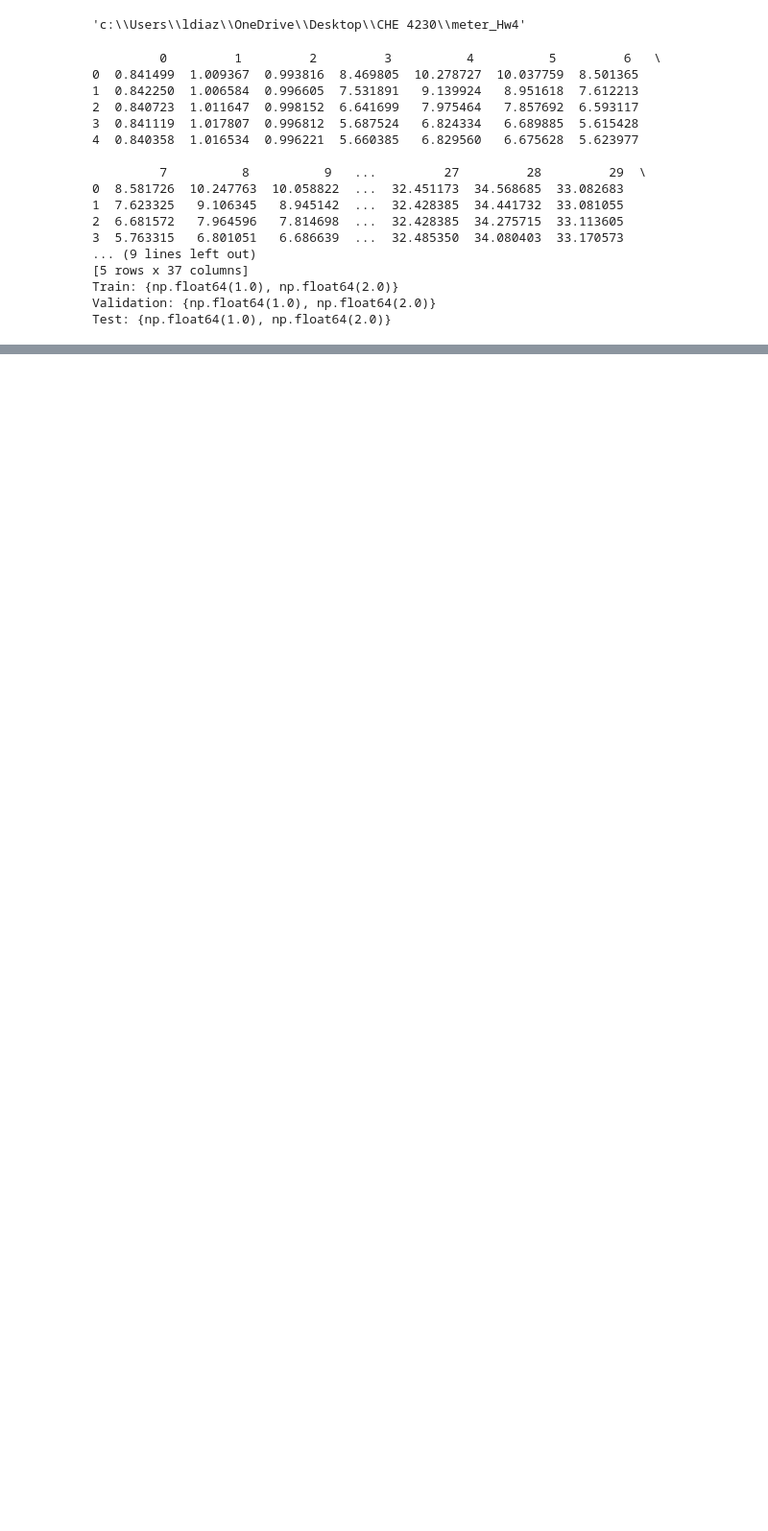
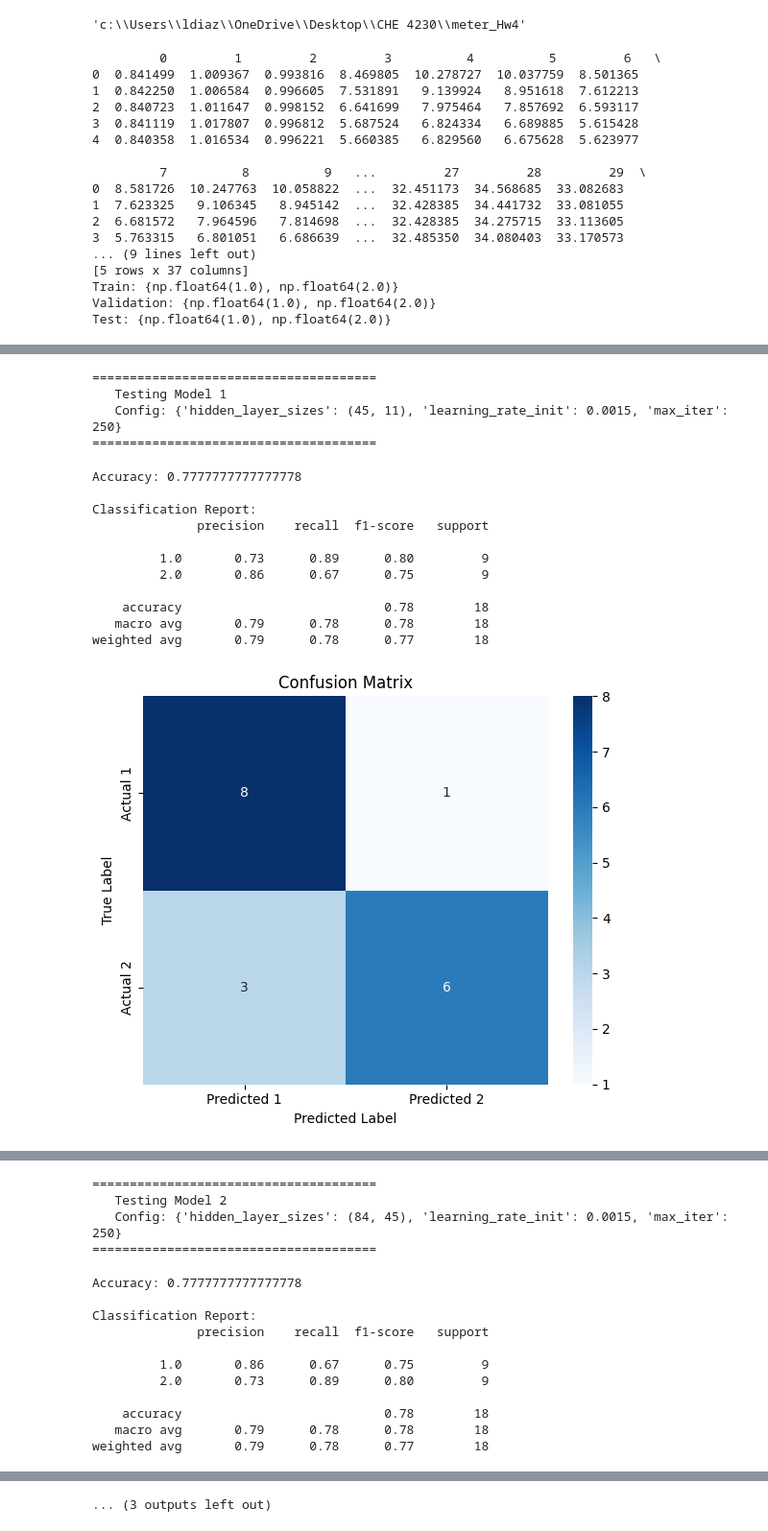
Before and after one commit to ldiaz225/meter_Hw4, a Jupyter notebook: notebooks/MLPClassifier Further Analysis.ipynb, the cells around one changed output, grey strips where cells are left out. Shown at 96% size. Drawn from its saved outputs; the diff is of its cells as text; code cells hidden in the pictures; blank space fills up the shorter version.

Commit message:
Analysis of MLPClassifier iterations

```diff
--- a/notebooks/MLPClassifier Further Analysis.ipynb
+++ b/notebooks/MLPClassifier Further Analysis.ipynb
@@ -49 +51,65 @@ print(dir(pre_viz))
 ['X', 'X_scaled', '__class__', '__delattr__', '__dict__', '__dir__', '__doc__', '__eq__', '__format__', '__ge__', '__getattribute__', '__getstate__', '__gt__', '__hash__', '__init__', '__init_subclass ...
+# %%
+from src.mlpclassifier_test import MLPClassificationModel
+from src.mlpclassifier_visualization import ConfusionMatrixVisualizer   # adjust if needed
+
+# Extract data
+X_train_scaled = data["X_train_scaled"]
+y_train = data["y_train"]
+
+X_test_scaled = data["X_test_scaled"]
+y_test = data["y_test"]
+
+# ---------------------------------------------------------
+# Define 4 hyperparameter combinations to test
+# ---------------------------------------------------------
+configs = [
+    {"hidden_layer_sizes": (45, 11), "learning_rate_init": 0.0015, "max_iter": 250},
+    {"hidden_layer_sizes": (84, 45), "learning_rate_init": 0.0015, "max_iter": 250},
+    {"hidden_layer_sizes": (84, 45), "learning_rate_init": 0.0007, "max_iter": 430},
+    {"hidden_layer_sizes": (128, 84), "learning_rate_init": 0.0015, "max_iter": 250},
+]
+
+# ---------------------------------------------------------
+# Loop through each configuration and evaluate + visualize
+# ---------------------------------------------------------
+for i, cfg in enumerate(configs, start=1):
+    print(f"\n======================================")
+    print(f"   Testing Model {i}")
+    print(f"   Config: {cfg}")
+    print(f"======================================")
+
+    # Create model
+    clf = MLPClassificationModel(
+        hidden_layer_sizes=cfg["hidden_layer_sizes"],
+        learning_rate_init=cfg["learning_rate_init"],
+        max_iter=cfg["max_iter"]
+    )
+
+    # Train
+    clf.train(X_train_scaled, y_train)
+
+    # Evaluate
+    y_pred = clf.evaluate(X_test_scaled, y_test)
+
+    # Visualize
+    viz = ConfusionMatrixVisualizer(y_test, y_pred)
+    viz.plot_confusion_matrix()
+    viz.plot_performance_scatter()
+# %% [output]
+======================================
+   Testing Model 1
+   Config: {'hidden_layer_sizes': (45, 11), 'learning_rate_init': 0.0015, 'max_iter': 250}
+======================================
+Accuracy: 0.7777777777777778
+
+Classification Report:
+              precision    recall  f1-score   support
+
+         1.0       0.73      0.89      0.80         9
+         2.0       0.86      0.67      0.75         9
+
+    accuracy                           0.78        18
+   macro avg       0.79      0.78      0.78        18
+weighted avg       0.79      0.78      0.77        18
+[figure, added]
@@ -49,0 +117,15 @@ print(dir(pre_viz))
+======================================
+   Testing Model 2
+   Config: {'hidden_layer_sizes': (84, 45), 'learning_rate_init': 0.0015, 'max_iter': 250}
+======================================
+Accuracy: 0.7777777777777778
+
+Classification Report:
+              precision    recall  f1-score   support
+
+         1.0       0.86      0.67      0.75         9
+         2.0       0.73      0.89      0.80         9
+
+    accuracy                           0.78        18
+   macro avg       0.79      0.78      0.78        18
+weighted avg       0.79      0.78      0.77        18
@@ -49,0 +151 @@ print(dir(pre_viz))
+... (3 outputs left out)
```
Also changed, not shown: parts of 3 cells of this notebook.
